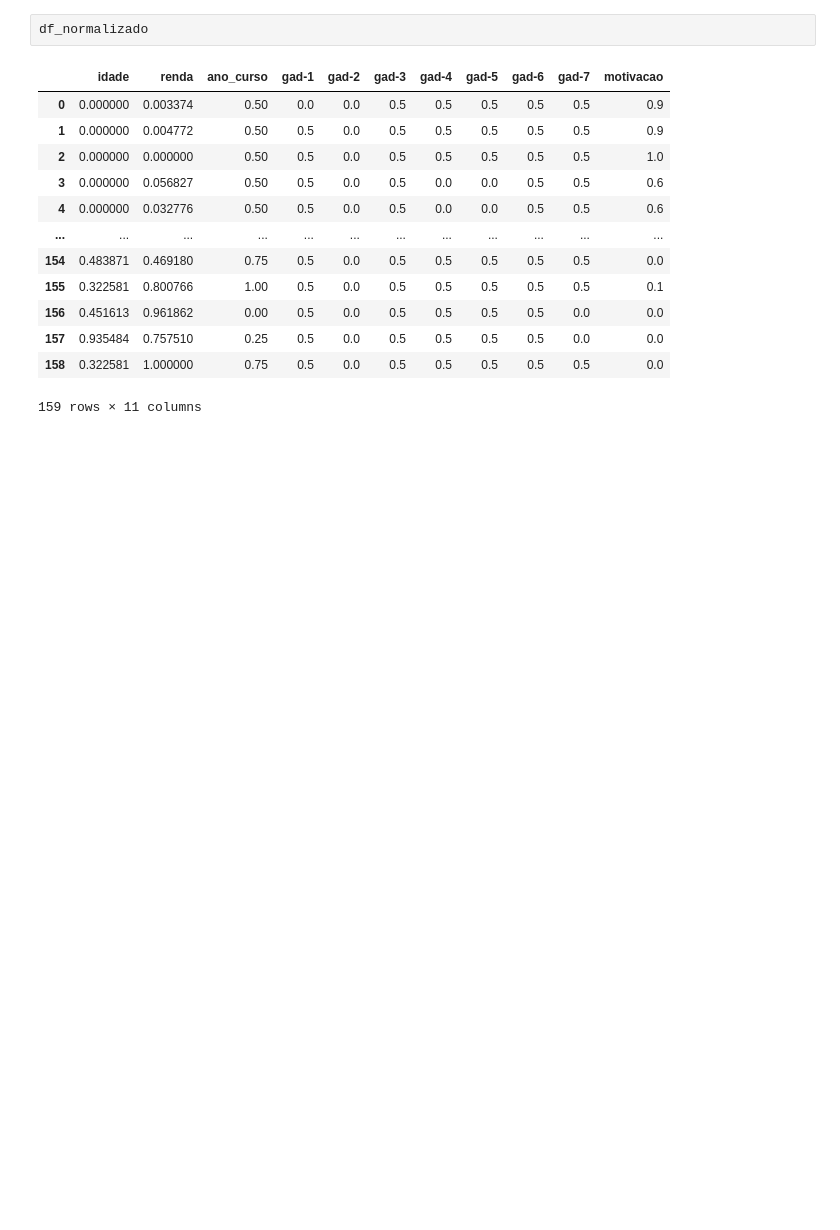
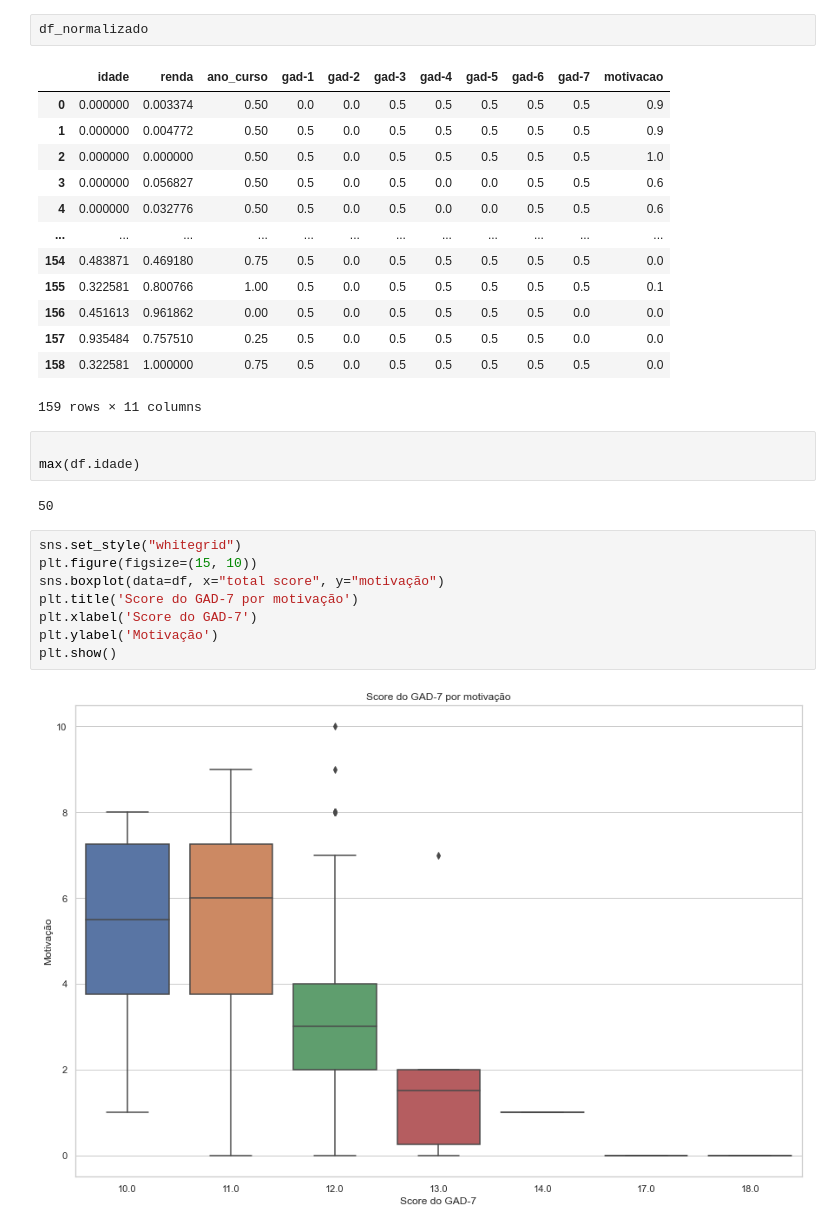
Before and after one commit to andretakeo/Projeto2_03-2023, a Jupyter notebook: Projeto #02.ipynb, the cells around one changed output. Cells and saved outputs as stored; diff of their text form; blank space fills up the shorter version.

```diff
--- a/Projeto #02.ipynb
+++ b/Projeto #02.ipynb
@@ -314,3 +314,18 @@ df_normalizado
 | 157 | 0.935484 | 0.757510 | 0.25 | 0.5 | 0.0 | 0.5 | 0.5 | 0.5 | 0.5 | 0.0 | 0.0 |
 | 158 | 0.322581 | 1.000000 | 0.75 | 0.5 | 0.0 | 0.5 | 0.5 | 0.5 | 0.5 | 0.5 | 0.0 |
 159 rows × 11 columns
+# %%
+
+max(df.idade)
+# %% [output]
+50
+# %%
+sns.set_style("whitegrid")
+plt.figure(figsize=(15, 10))
+sns.boxplot(data=df, x="total score", y="motivação")
+plt.title('Score do GAD-7 por motivação')
+plt.xlabel('Score do GAD-7')
+plt.ylabel('Motivação')
+plt.show()
+# %% [output]
+[figure, added]
```
Also changed, not shown: parts of 7 cells of this notebook.
